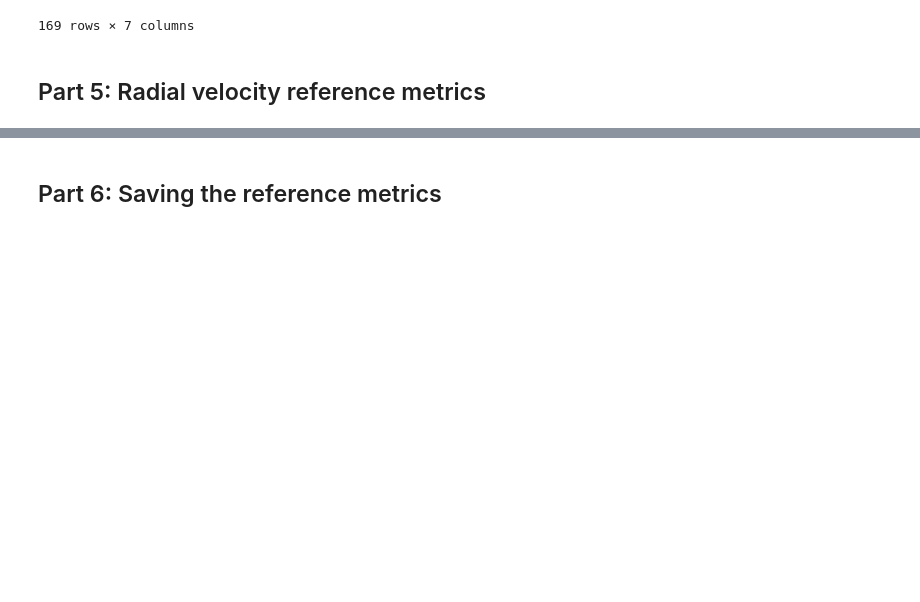
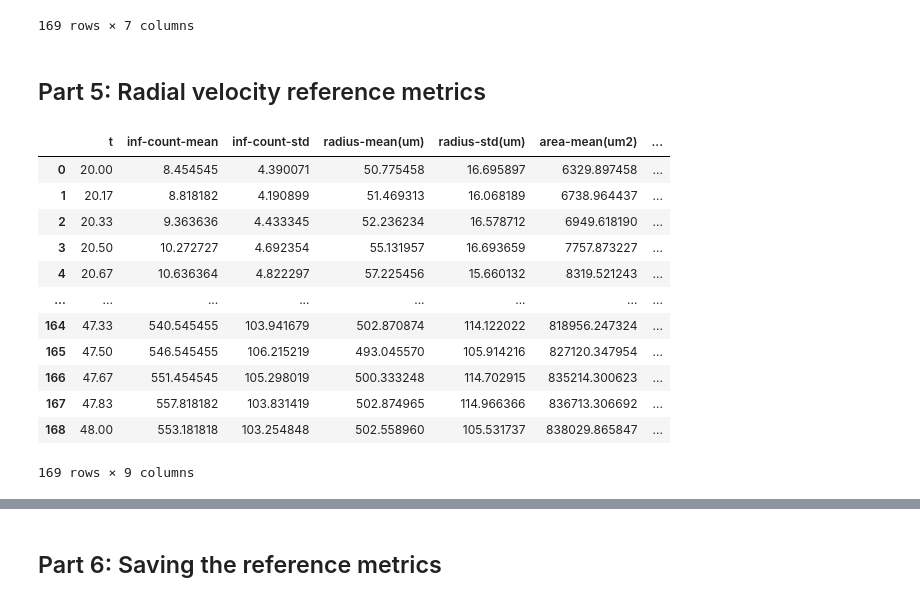
Before and after one commit to ashkan-mokarian/VACVPlaques-dataset-tools, a Jupyter notebook: notebooks/6_create_reference_metrics_csv_for_infectio.ipynb, the cells around one changed output, grey strips where cells are left out. Drawn from its saved outputs; the diff is of its cells as text; code cells hidden in the pictures; blank space fills up the shorter version.

```diff
--- a/notebooks/6_create_reference_metrics_csv_for_infectio.ipynb
+++ b/notebooks/6_create_reference_metrics_csv_for_infectio.ipynb
@@ -214,36 +245,77 @@ refdf
 # %%
 # 1. for each file:
 # 2. compute the center of for all infected points in the first frame and consider it as center
 # 3. for each trackid, compute maximum radial velocity
 # 4. average all of these values to get the radial velocity for the file
 
 def max_upto_each_index(arr):
     result = []
+    max_index = []
     for i in range(len(arr)):
-        result.append(np.max(arr[:i+1]))
-    return np.array(result)
+        max_index.append(np.argmax(arr[:i+1]))
+        result.append(arr[max_index[-1]])
+    return np.array(result), np.array(max_index)
 
 def compute_radial_velocity_of_trackmate_csvfile(csv_file):
+    # Radial velocity is computed as the average of maximum radial component (rho)
+    # of tracks divided by the time spent to reach that maximum
     df = pd.read_csv(csv_file, skiprows=[1, 2, 3], low_memory=False)
     firstframe_points = df[df['FRAME'] == 0][['POSITION_X', 'POSITION_Y']].values
     center = np.mean(firstframe_points, axis=0)
     max_frame = df['FRAME'].max()
     max_radial_velocities = []
 
     trackids = df['TRACK_ID'].unique()
     for trackid in trackids:
         points_framesorted = df[df['TRACK_ID'] == trackid][['POSITION_X', 'POSITION_Y', 'FRAME']].sort_values(by=['FRAME'])
         frames = points_framesorted['FRAME'].values
         points_framesorted = points_framesorted[['POSITION_X', 'POSITION_Y']].values
         radial_vector = points_framesorted - center
-        unit_radial_vectors = radial_vector / np.linalg.norm(radial_vector, axis=1, keepdims=True)
-        forward_velocity = np.diff(points_framesorted, axis=0)
-        radial_velocity = np.sum(forward_velocity * unit_radial_vectors[:-1], axis=1)
-        # we need to compute values for each frame and max upto that frame
-        max_radial_velocity = np.zeros(max_frame + 1)
-        for idx, val in zip(frames, radial_velocity):
-            max_radial_velocity[idx] = val
-        max_radial_velocity = max_upto_each_index(max_radial_velocity)
-        max_radial_velocities.append(max_radial_velocity)
-    max_radial_velocities = np.array(max_radial_velocities).mean(axis=0)
+        rhos = np.linalg.norm(radial_vector, axis=1)
+        t0 = frames[0]
+        rho0 = rhos[0]
+        max_rho, max_t = max_upto_each_index(rhos)
+        # skip first value since division by 0
+        max_radial_velocity = [0 if t==0 else (r-rho0)/(t) for r,t in zip(max_rho[1:], max_t[1:])]
+        # fill the first entries with nans so that in the end you can sum non nans,
+        # because some radial velocities can actually be 0s
+        full_size_max_rad_vel = np.full((max_frame+1,), np.nan)
+        full_size_max_rad_vel[t0+1:t0+1+len(max_radial_velocity)] = np.array(max_radial_velocity)
+        max_radial_velocities.append(full_size_max_rad_vel)
+    max_radial_velocities = np.nanmean(max_radial_velocities, axis=0)
+    # rad vel for first frame is 0
+    max_radial_velocities[0] = 0
     return max_radial_velocities
+
+all_radial_velocities = []
+
+for file in csv_files:
+    radial_velocity = compute_radial_velocity_of_trackmate_csvfile(os.path.join(CSV_ROOT, file))
+    all_radial_velocities.append(radial_velocity)
+all_radial_velocities = np.array(all_radial_velocities)
+# divide everything by 10 because these numbers are um/1Frame and 1Frame=10min and we want um/min
+all_radial_velocities = all_radial_velocities / 10
+
+# replace 0 with nan so we can compute the mean and std without including zeros
+# all_radial_velocities[all_radial_velocities == 0] = np.nan
+mean_radial_velocity = np.nanmean(all_radial_velocities, axis=0)
+std_radial_velocity = np.nanstd(all_radial_velocities, axis=0)
+
+refdf['radial-velocity-mean(um/min)'] = mean_radial_velocity
+refdf['radial-velocity-std(um/min)'] = std_radial_velocity
+
+refdf
+# %% [output]
+|  | t | inf-count-mean | inf-count-std | radius-mean(um) | radius-std(um) | area-mean(um2) | ... |
+| 0 | 20.00 | 8.454545 | 4.390071 | 50.775458 | 16.695897 | 6329.897458 | ... |
+| 1 | 20.17 | 8.818182 | 4.190899 | 51.469313 | 16.068189 | 6738.964437 | ... |
+| 2 | 20.33 | 9.363636 | 4.433345 | 52.236234 | 16.578712 | 6949.618190 | ... |
+| 3 | 20.50 | 10.272727 | 4.692354 | 55.131957 | 16.693659 | 7757.873227 | ... |
+| 4 | 20.67 | 10.636364 | 4.822297 | 57.225456 | 15.660132 | 8319.521243 | ... |
+| ... | ... | ... | ... | ... | ... | ... | ... |
+| 164 | 47.33 | 540.545455 | 103.941679 | 502.870874 | 114.122022 | 818956.247324 | ... |
+| 165 | 47.50 | 546.545455 | 106.215219 | 493.045570 | 105.914216 | 827120.347954 | ... |
+| 166 | 47.67 | 551.454545 | 105.298019 | 500.333248 | 114.702915 | 835214.300623 | ... |
+| 167 | 47.83 | 557.818182 | 103.831419 | 502.874965 | 114.966366 | 836713.306692 | ... |
+| 168 | 48.00 | 553.181818 | 103.254848 | 502.558960 | 105.531737 | 838029.865847 | ... |
+169 rows × 9 columns
```
Also changed, not shown: parts of 11 cells of this notebook, 1 other file.
